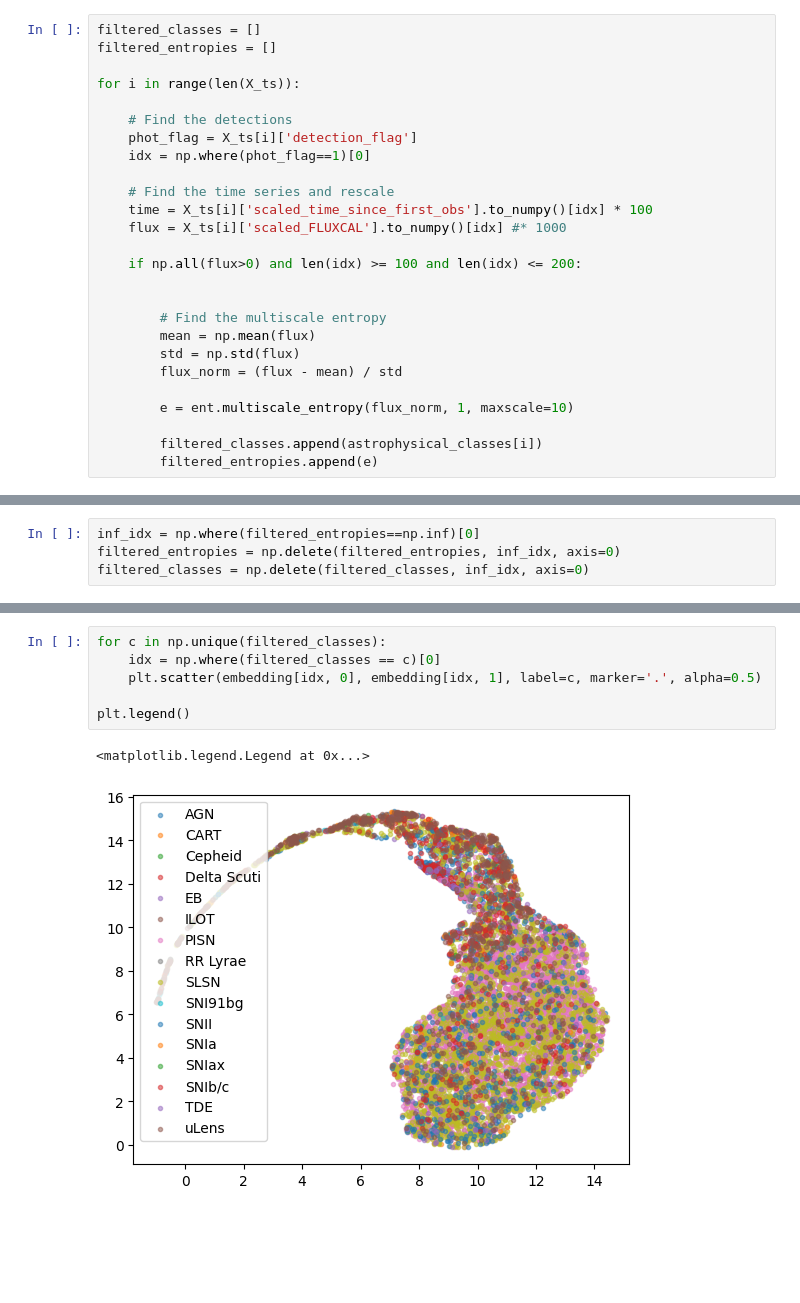
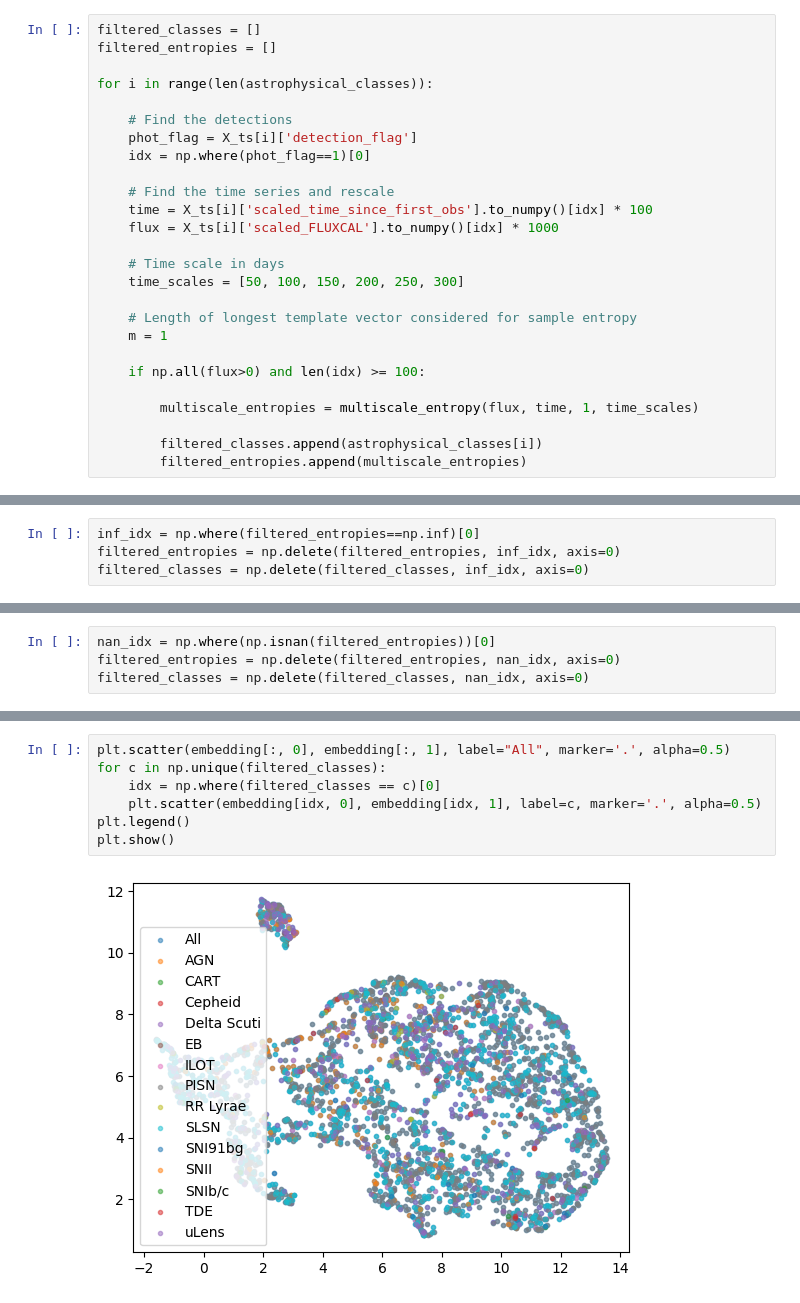
Before and after one commit to dev-ved30/Multi-Scale-Entropy, a Jupyter notebook: Experiments.ipynb, the cells around one changed output, grey strips where cells are left out. Cells and saved outputs as stored; diff of their text form; blank space fills up the shorter version.

Commit message:
New implementation for time scale based multi scale entropy

```diff
--- a/Experiments.ipynb
+++ b/Experiments.ipynb
@@ -30,7 +80,7 @@ astrophysical_classes = load(f"{test_dir}/a_labels.pkl")
 filtered_classes = []
 filtered_entropies = []
 
-for i in range(len(X_ts)):
+for i in range(len(astrophysical_classes)):
 
     # Find the detections
     phot_flag = X_ts[i]['detection_flag']
@@ -38,20 +88,20 @@ for i in range(len(X_ts)):
 
     # Find the time series and rescale
     time = X_ts[i]['scaled_time_since_first_obs'].to_numpy()[idx] * 100
-    flux = X_ts[i]['scaled_FLUXCAL'].to_numpy()[idx] #* 1000
+    flux = X_ts[i]['scaled_FLUXCAL'].to_numpy()[idx] * 1000
 
-    if np.all(flux>0) and len(idx) >= 100 and len(idx) <= 200:
+    # Time scale in days
+    time_scales = [50, 100, 150, 200, 250, 300]
 
+    # Length of longest template vector considered for sample entropy
+    m = 1
 
-        # Find the multiscale entropy
-        mean = np.mean(flux)
-        std = np.std(flux)
-        flux_norm = (flux - mean) / std
+    if np.all(flux>0) and len(idx) >= 100:
 
-        e = ent.multiscale_entropy(flux_norm, 1, maxscale=10)
+        multiscale_entropies = multiscale_entropy(flux, time, 1, time_scales)
 
         filtered_classes.append(astrophysical_classes[i])
-        filtered_entropies.append(e)
+        filtered_entropies.append(multiscale_entropies)
 # %%
 filtered_entropies = np.array(filtered_entropies)
 filtered_classes = np.array(filtered_classes)
@@ -65,0 +112,4 @@ filtered_entropies.shape
+# %%
+nan_idx = np.where(np.isnan(filtered_entropies))[0]
+filtered_entropies = np.delete(filtered_entropies, nan_idx, axis=0)
+filtered_classes = np.delete(filtered_classes, nan_idx, axis=0)
@@ -72,12 +126,12 @@ embedding.shape
 # %%
+plt.scatter(embedding[:, 0], embedding[:, 1], label="All", marker='.', alpha=0.5)
 for c in np.unique(filtered_classes):
     idx = np.where(filtered_classes == c)[0]
     plt.scatter(embedding[idx, 0], embedding[idx, 1], label=c, marker='.', alpha=0.5)
-
 plt.legend()
+plt.show()
 # %% [output]
-<matplotlib.legend.Legend at 0x...>
-[figure, old version]
+[figure, new version]
 # %%
 for c in np.unique(filtered_classes):
     idx = np.where(filtered_classes == c)[0]
```
Also changed, not shown: parts of 7 cells of this notebook.
